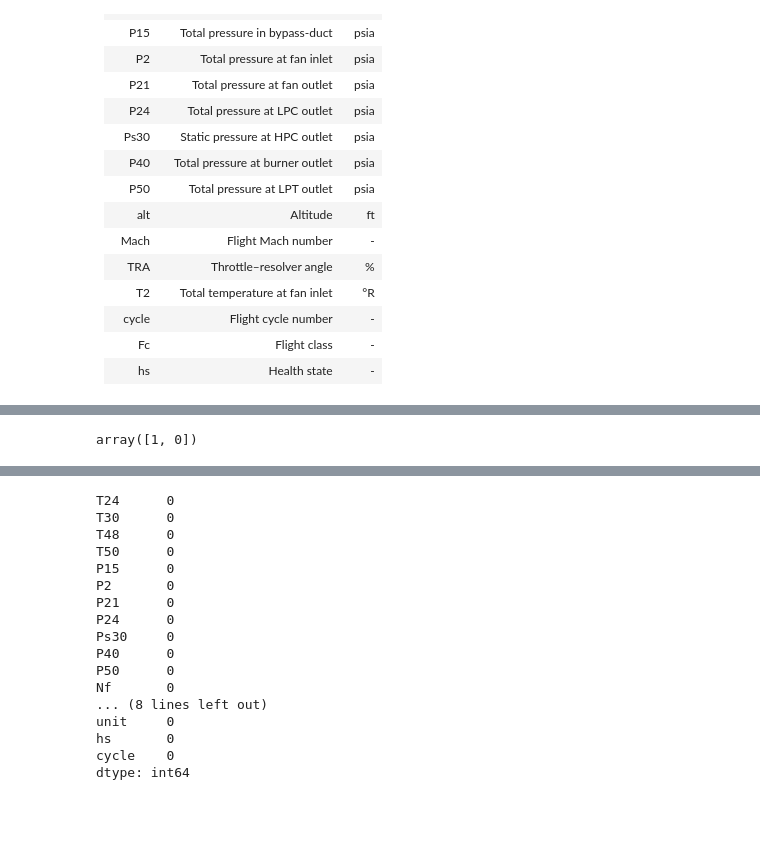
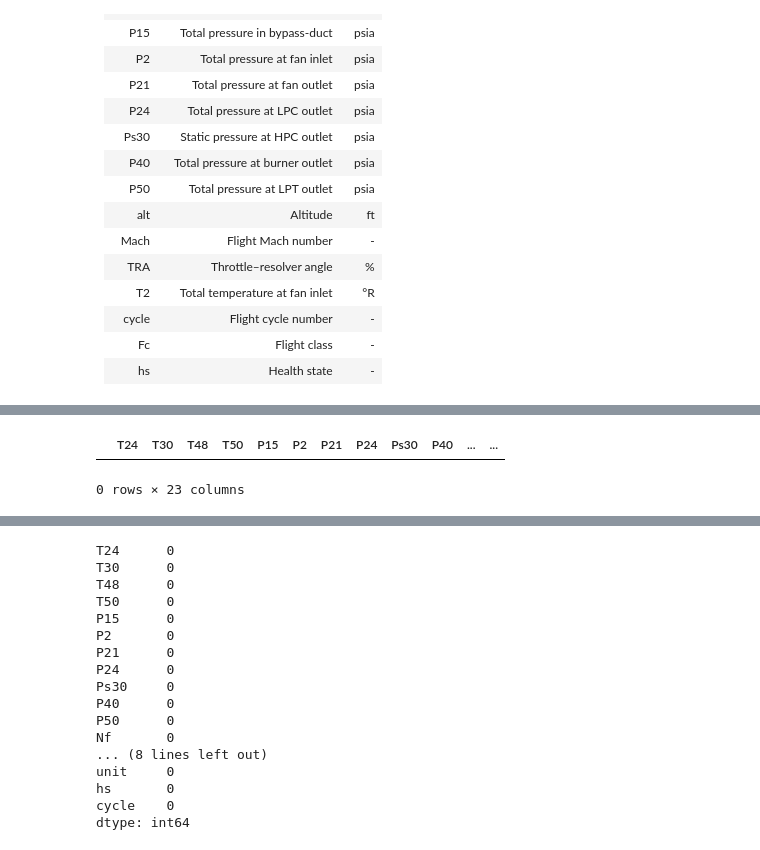
Before and after one commit to Fluntch/ML4PM, a Jupyter notebook: Assignment_3/03-assignment_1dcnn_prognostics.ipynb, the cells around one changed output, grey strips where cells are left out. Saved outputs shown, nothing was run; the diff lists cells and outputs as text; code cells hidden in the pictures; blank space fills up the shorter version.

```diff
--- a/Assignment_3/03-assignment_1dcnn_prognostics.ipynb
+++ b/Assignment_3/03-assignment_1dcnn_prognostics.ipynb
@@ -83,7 +77,14 @@ df.head()
-# %%
-df['hs'].unique()
-# %% [output]
-array([1, 0])
+# %%
+
+#display(filtered_df)
+
+
+cycle = df[df['cycle']== 20 & (df['unit'] == 2)]
+
+display(cycle)
+# %% [output]
+|  | T24 | T30 | T48 | T50 | P15 | P2 | P21 | P24 | Ps30 | P40 | ... | ... |
+0 rows × 23 columns
 # %%
 df.describe()
 # %% [output]
```
Also changed, not shown: parts of 3 cells of this notebook.
